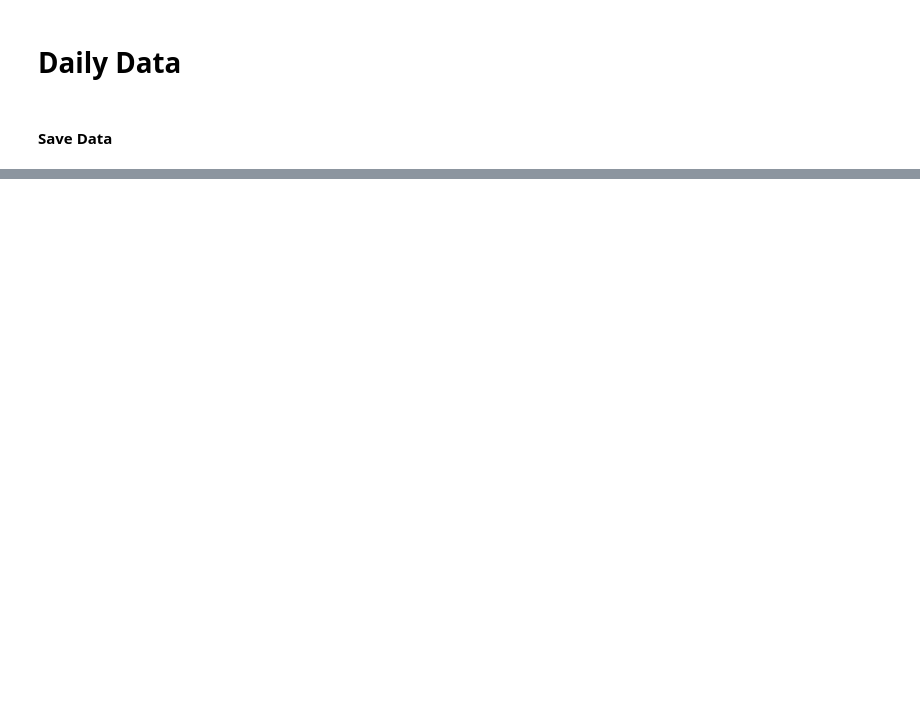
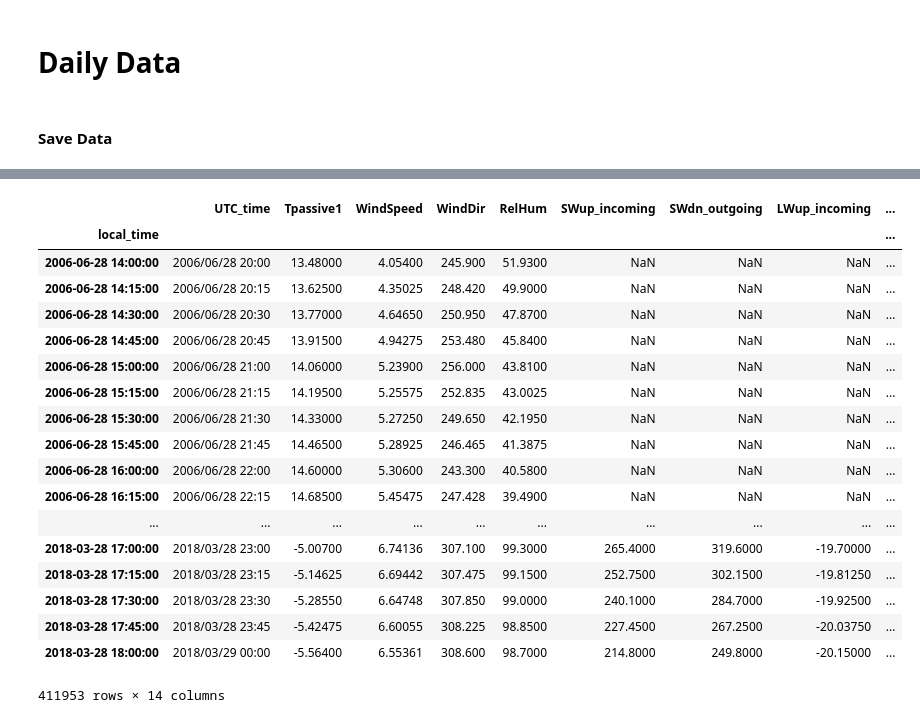
Before and after one commit to ehbaker/WXmunge, a Jupyter notebook: LVL2.ipynb, the cells around one changed output, grey strips where cells are left out. Drawn from its saved outputs; the diff is of its cells as text; code cells hidden in the pictures; blank space fills up the shorter version.

```diff
--- a/LVL2.ipynb
+++ b/LVL2.ipynb
@@ -170,33 +197,22 @@ ax.vlines(dat.index[dat.TAspirated1-dat.Tpassive1>2], ymin=-30, ymax=15)
 # %%
-#Remove bad sensor data, where a value is >4 degrees different from the 2-hour median temp.
-for temp_col in temp_columns:
+#Smooth 15-minute 'best temp' time series -Remove bad sensor data, where a value is >4 degrees different from the 2-hour median temp.
+for temp_col in [best_temp_name]:
     dat[temp_col]=LVL1.hampel(dat[temp_col], k=7) #remove outliers with hampel filter
     dat[temp_col]=LVL1.basic_median_outlier_strip(dat[temp_col], k=8, threshold=4, min_n_for_val=3) #remove remaining outliers; spikes where val exceeds 2-hr rolling median by 4C
-# %%
-if secondary_temps_exist:
-    #Restore NANs back into timeseries, where we are unsure which secondary sensors are best to use
-    dat.loc[Nan_locations_to_restore, primary_temp_column]=np.nan
-
-    dat['full_count'] = dat[secondary_temp_columns].apply(lambda x: x.count(), axis=1) #count how many temperature obs we have for a given time
-
-    #At times where secondary temperature sensors do not agree, but more than one is present, expert judgment should be used.
-    #To implement this, identify the period during which a secondary sensor is malfunctioning, and enter into "error" step in LVL1 script
-    if len(dat[dat[primary_temp_column].isnull() &dat.full_count>1])>0:
-        print("secondary sensors do not agree; manually determine which should be used here, and add bad to list in LVL1 processing")
-
-    #If primary record NANs still remain, substitute median of alternate temperatures
-    if len(dat[dat[primary_temp_column].isnull() &dat.full_count>1])==0:
-        dat.loc[dat[primary_temp_column].isnull(), primary_temp_column]=secondary_temp_dat.temp_median[dat[primary_temp_column].isnull()]
-else:
-    print('no secondary temperatures; keeping primary as-is')
 # %%
 #dat[temp_columns+ ['orig_T1']]['2010'].plot() #this shows the 15 min still has holes; interpolation is whats going down
 # %%
 #Calculate vector-average wind direction if not already present
 if 'WindSpeed' and 'WindDir' in dat.columns:
-    dat.loc[dat.VecAvgWindDir.isnull(), 'VecAvgWindDir']=LVL1.vector_average_wind_direction_individual_timestep(WS=dat.WindSpeed[dat.VecAvgWindDir.isnull()], WD=dat.WindDir[dat.VecAvgWindDir.isnull()])
+    if 'VecAvgWindDir' in dat.columns:
+        dat.loc[dat.VecAvgWindDir.isnull(), 'VecAvgWindDir']=LVL1.vector_average_wind_direction_individual_timestep(WS=dat.WindSpeed[dat.VecAvgWindDir.isnull()], WD=dat.WindDir[dat.VecAvgWindDir.isnull()])
+    else:
+        dat['VecAvgWindDir']=LVL1.vector_average_wind_direction_individual_timestep(WS=dat.WindSpeed, WD=dat.WindDir)
+        wind_dir_columns=wind_dir_columns + ['VecAvgWindDir']
 # %%
 #Run this to see all times where we are missing temperature data and need to fill it.
 #dat[dat[temp_columns].isnull().all(axis=1)]
 # %% [markdown]
 ## Save final 15 minute data
+# %%
+temp_columns=[best_temp_name]+temp_columns
@@ -422,0 +482,22 @@ dat.VecAvgWindDir.plot()
+# %%
+dat
+# %% [output]
+|  | UTC_time | Tpassive1 | WindSpeed | WindDir | RelHum | SWup_incoming | SWdn_outgoing | LWup_incoming | ... |
+| local_time |  |  |  |  |  |  |  |  | ... |
+| 2006-06-28 14:00:00 | 2006/06/28 20:00 | 13.48000 | 4.05400 | 245.900 | 51.9300 | NaN | NaN | NaN | ... |
+| 2006-06-28 14:15:00 | 2006/06/28 20:15 | 13.62500 | 4.35025 | 248.420 | 49.9000 | NaN | NaN | NaN | ... |
+| 2006-06-28 14:30:00 | 2006/06/28 20:30 | 13.77000 | 4.64650 | 250.950 | 47.8700 | NaN | NaN | NaN | ... |
+| 2006-06-28 14:45:00 | 2006/06/28 20:45 | 13.91500 | 4.94275 | 253.480 | 45.8400 | NaN | NaN | NaN | ... |
+| 2006-06-28 15:00:00 | 2006/06/28 21:00 | 14.06000 | 5.23900 | 256.000 | 43.8100 | NaN | NaN | NaN | ... |
+| 2006-06-28 15:15:00 | 2006/06/28 21:15 | 14.19500 | 5.25575 | 252.835 | 43.0025 | NaN | NaN | NaN | ... |
+| 2006-06-28 15:30:00 | 2006/06/28 21:30 | 14.33000 | 5.27250 | 249.650 | 42.1950 | NaN | NaN | NaN | ... |
+| 2006-06-28 15:45:00 | 2006/06/28 21:45 | 14.46500 | 5.28925 | 246.465 | 41.3875 | NaN | NaN | NaN | ... |
+| 2006-06-28 16:00:00 | 2006/06/28 22:00 | 14.60000 | 5.30600 | 243.300 | 40.5800 | NaN | NaN | NaN | ... |
+| 2006-06-28 16:15:00 | 2006/06/28 22:15 | 14.68500 | 5.45475 | 247.428 | 39.4900 | NaN | NaN | NaN | ... |
+| ... | ... | ... | ... | ... | ... | ... | ... | ... | ... |
+| 2018-03-28 17:00:00 | 2018/03/28 23:00 | -5.00700 | 6.74136 | 307.100 | 99.3000 | 265.4000 | 319.6000 | -19.70000 | ... |
+| 2018-03-28 17:15:00 | 2018/03/28 23:15 | -5.14625 | 6.69442 | 307.475 | 99.1500 | 252.7500 | 302.1500 | -19.81250 | ... |
+| 2018-03-28 17:30:00 | 2018/03/28 23:30 | -5.28550 | 6.64748 | 307.850 | 99.0000 | 240.1000 | 284.7000 | -19.92500 | ... |
+| 2018-03-28 17:45:00 | 2018/03/28 23:45 | -5.42475 | 6.60055 | 308.225 | 98.8500 | 227.4500 | 267.2500 | -20.03750 | ... |
+| 2018-03-28 18:00:00 | 2018/03/29 00:00 | -5.56400 | 6.55361 | 308.600 | 98.7000 | 214.8000 | 249.8000 | -20.15000 | ... |
+411953 rows × 14 columns
```
Also changed, not shown: parts of 41 cells of this notebook, 2 other files.
